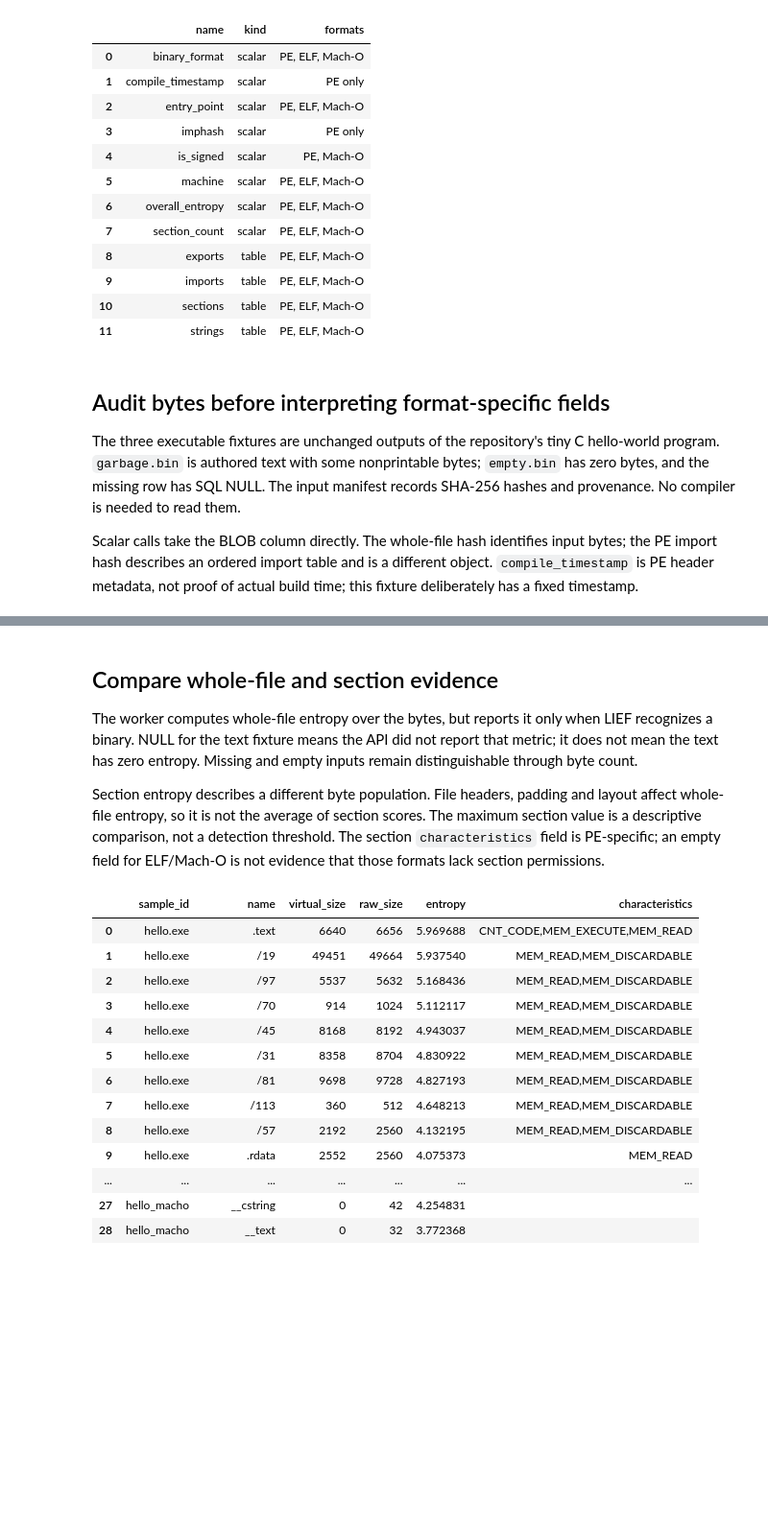
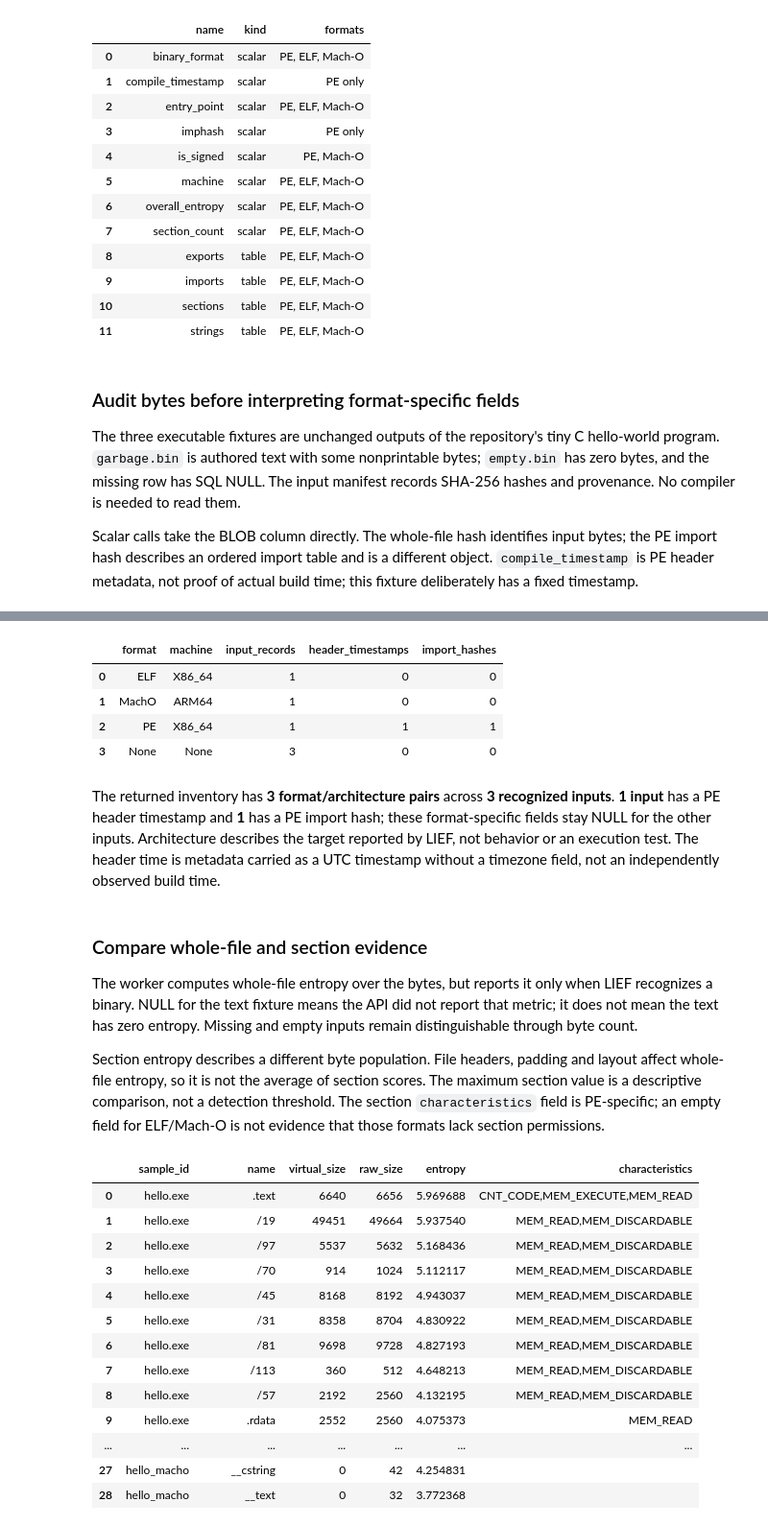
Before and after one commit to Query-farm/vgi-pe, a Jupyter notebook: notebooks/01_read_static_evidence_without_a_verdict.ipynb, the cells around one changed output, grey strips where cells are left out. Shown at 96% size. Drawn from its saved outputs; the diff is of its cells as text; code cells hidden in the pictures; blank space fills up the shorter version.

Commit message:
Standardize PE byte-evidence notebook with reviewed coverage [skip ci]

```diff
--- a/notebooks/01_read_static_evidence_without_a_verdict.ipynb
+++ b/notebooks/01_read_static_evidence_without_a_verdict.ipynb
@@ -82,7 +84,7 @@ SELECT name,kind,formats FROM pe.main.analyses ORDER BY kind,name;
 | 10 | sections | table | PE, ELF, Mach-O |
 | 11 | strings | table | PE, ELF, Mach-O |
 # %% [markdown]
-## Audit bytes before interpreting format-specific fields
+### Audit bytes before interpreting format-specific fields
 
 The three executable fixtures are unchanged outputs of the repository's tiny C
 hello-world program. `garbage.bin` is authored text with some nonprintable bytes;
@@ -118,5 +125,16 @@ SELECT sample_id,file_bytes,format,machine,signature_present,pe_header_timestamp
+# %%
+display(format_summary)
+recognized = format_summary.loc[format_summary.format.notna()]
+prose(f"The returned inventory has **{len(recognized)} format/architecture pairs** across **{int(recognized.input_records.sum())} recognized inputs**. **{int(format_summary.header_timestamps.sum())} input** has a PE header timestamp and **{int(format_summary.import_hashes.sum())}** has a PE import hash; these format-specific fields stay NULL for the other inputs. Architecture describes the target reported by LIEF, not behavior or an execution test. The header time is metadata carried as a UTC timestamp without a timezone field, not an independently observed build time.")
+# %% [output]
+|  | format | machine | input_records | header_timestamps | import_hashes |
+| 0 | ELF | X86_64 | 1 | 0 | 0 |
+| 1 | MachO | ARM64 | 1 | 0 | 0 |
+| 2 | PE | X86_64 | 1 | 1 | 1 |
+| 3 | None | None | 3 | 0 | 0 |
+The returned inventory has **3 format/architecture pairs** across **3 recognized inputs**. **1 input** has a PE header timestamp and **1** has a PE import hash; these format-specific fields stay NULL for the other inputs. Architecture describes the target reported by LIEF, not behavior or an execution test. The header time is metadata carried as a UTC timestamp without a timezone field, not an independently observed build time.
 # %% [markdown]
-## Compare whole-file and section evidence
+### Compare whole-file and section evidence
 
 The worker computes whole-file entropy over the bytes, but reports it only when
 LIEF recognizes a binary. NULL for the text fixture means the API did not report
```
Also changed, not shown: parts of 21 cells of this notebook, 9 other files.
